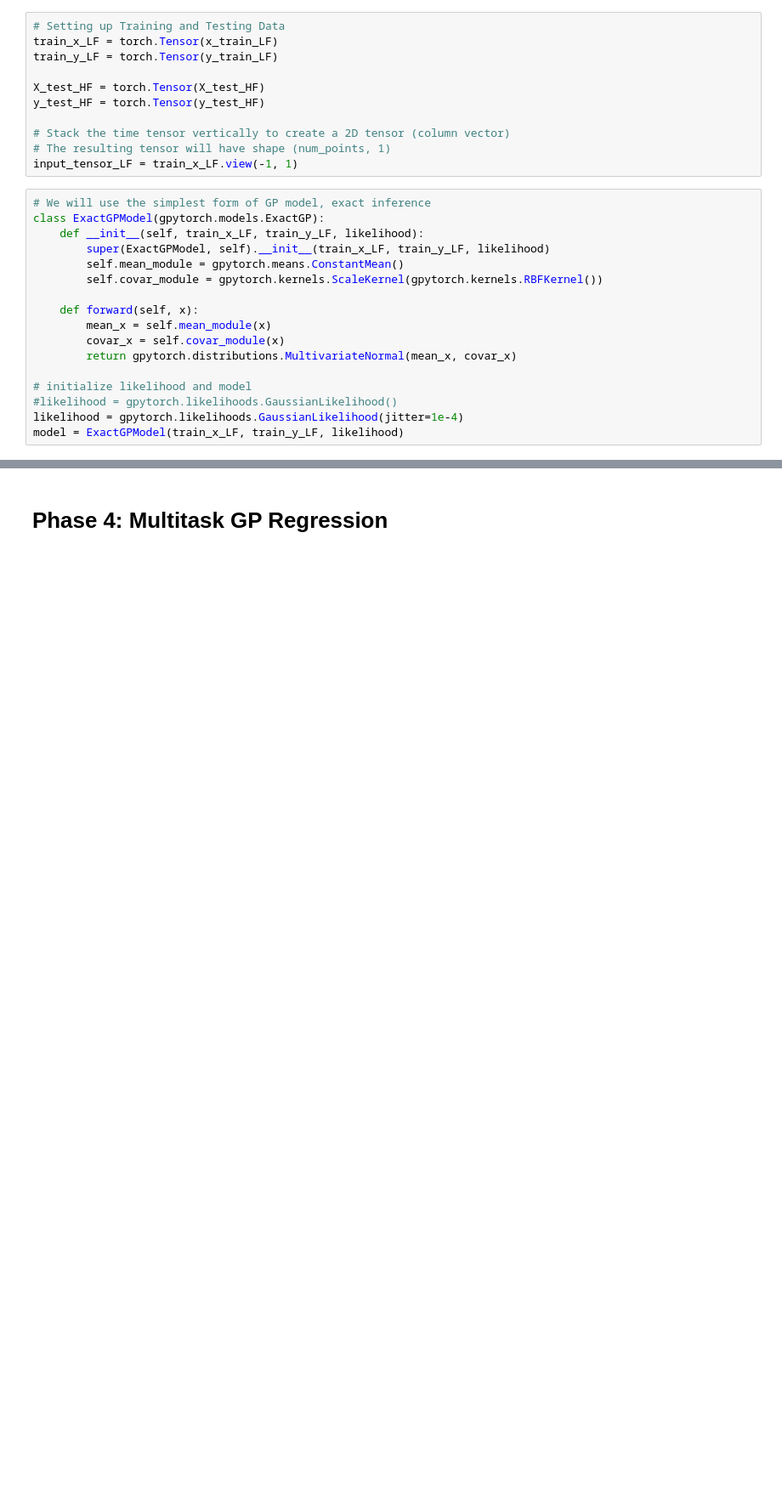
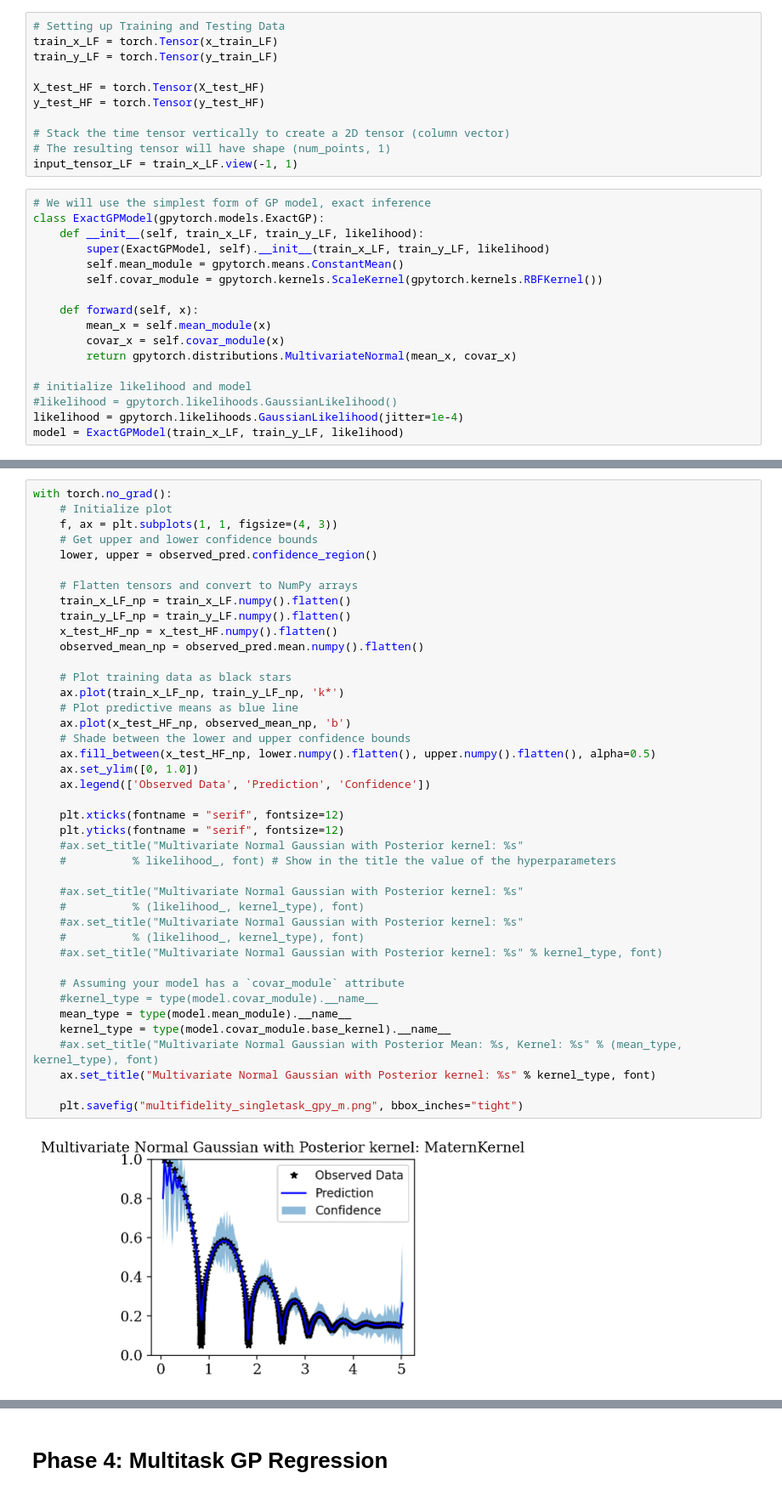
Before and after one commit to InertialMicrocavitationRheometry/IMRv2, a Jupyter notebook: analysis/3dasm_Project_singlefidelity.ipynb, the cells around one changed output, grey strips where cells are left out. Shown at 85% size. Saved outputs shown, nothing was run; the diff lists cells and outputs as text; blank space fills up the shorter version.

```diff
--- a/analysis/3dasm_Project_singlefidelity.ipynb
+++ b/analysis/3dasm_Project_singlefidelity.ipynb
@@ -1466,3 +1684,46 @@ with torch.no_grad(), gpytorch.settings.fast_pred_var():
+# %%
+with torch.no_grad():
+    # Initialize plot
+    f, ax = plt.subplots(1, 1, figsize=(4, 3))
+    # Get upper and lower confidence bounds
+    lower, upper = observed_pred.confidence_region()
+
+    # Flatten tensors and convert to NumPy arrays
+    train_x_LF_np = train_x_LF.numpy().flatten()
+    train_y_LF_np = train_y_LF.numpy().flatten()
+    x_test_HF_np = x_test_HF.numpy().flatten()
+    observed_mean_np = observed_pred.mean.numpy().flatten()
+
+    # Plot training data as black stars
+    ax.plot(train_x_LF_np, train_y_LF_np, 'k*')
+    # Plot predictive means as blue line
+    ax.plot(x_test_HF_np, observed_mean_np, 'b')
+    # Shade between the lower and upper confidence bounds
+    ax.fill_between(x_test_HF_np, lower.numpy().flatten(), upper.numpy().flatten(), alpha=0.5)
+    ax.set_ylim([0, 1.0])
+    ax.legend(['Observed Data', 'Prediction', 'Confidence'])
+
+    plt.xticks(fontname = "serif", fontsize=12)
+    plt.yticks(fontname = "serif", fontsize=12)
+    #ax.set_title("Multivariate Normal Gaussian with Posterior kernel: %s"
+    #          % likelihood_, font) # Show in the title the value of the hyperparameters
+
+    #ax.set_title("Multivariate Normal Gaussian with Posterior kernel: %s"
+    #          % (likelihood_, kernel_type), font)
+    #ax.set_title("Multivariate Normal Gaussian with Posterior kernel: %s"
+    #          % (likelihood_, kernel_type), font)
+    #ax.set_title("Multivariate Normal Gaussian with Posterior kernel: %s" % kernel_type, font)
+
+    # Assuming your model has a `covar_module` attribute
+    #kernel_type = type(model.covar_module).__name__
+    mean_type = type(model.mean_module).__name__
+    kernel_type = type(model.covar_module.base_kernel).__name__
+    #ax.set_title("Multivariate Normal Gaussian with Posterior Mean: %s, Kernel: %s" % (mean_type, kernel_type), font)
+    ax.set_title("Multivariate Normal Gaussian with Posterior kernel: %s" % kernel_type, font)
+
+    plt.savefig("multifidelity_singletask_gpy_m.png", bbox_inches="tight")
+# %% [output]
+[figure, added]
 # %%
 with torch.no_grad():
     # Initialize plot
```
Also changed, not shown: parts of 25 cells of this notebook, 2 other files.
